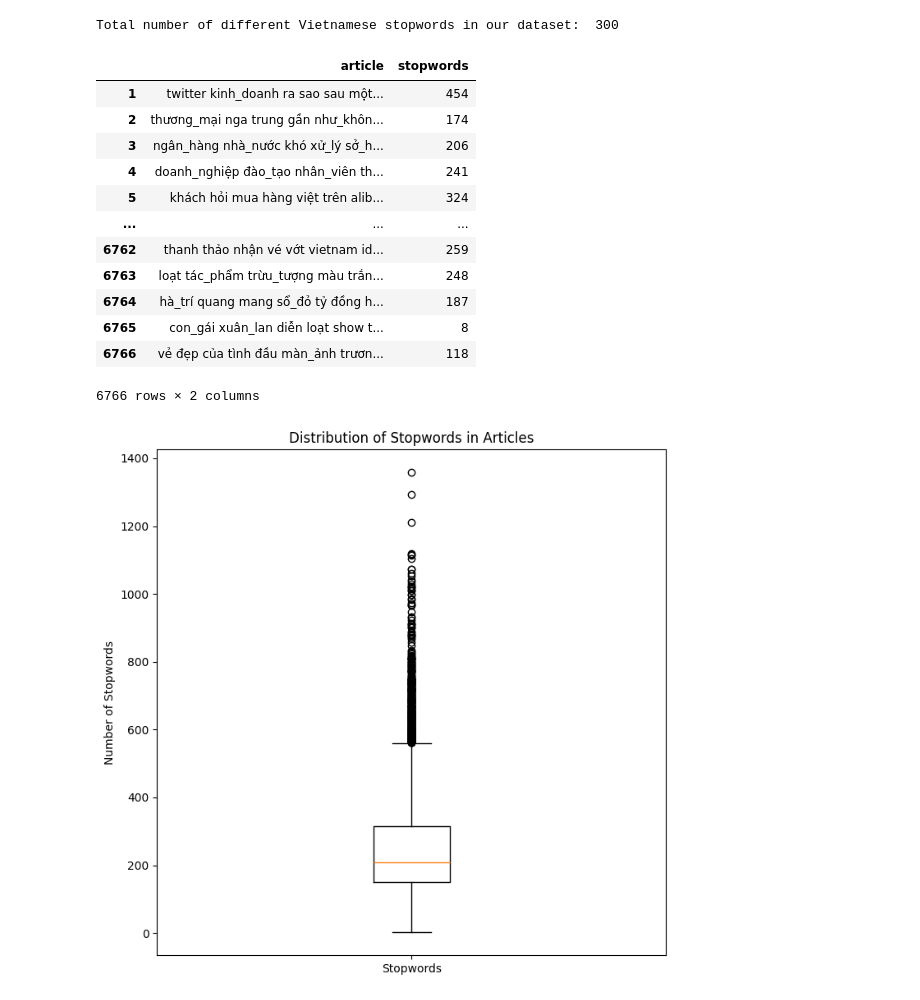
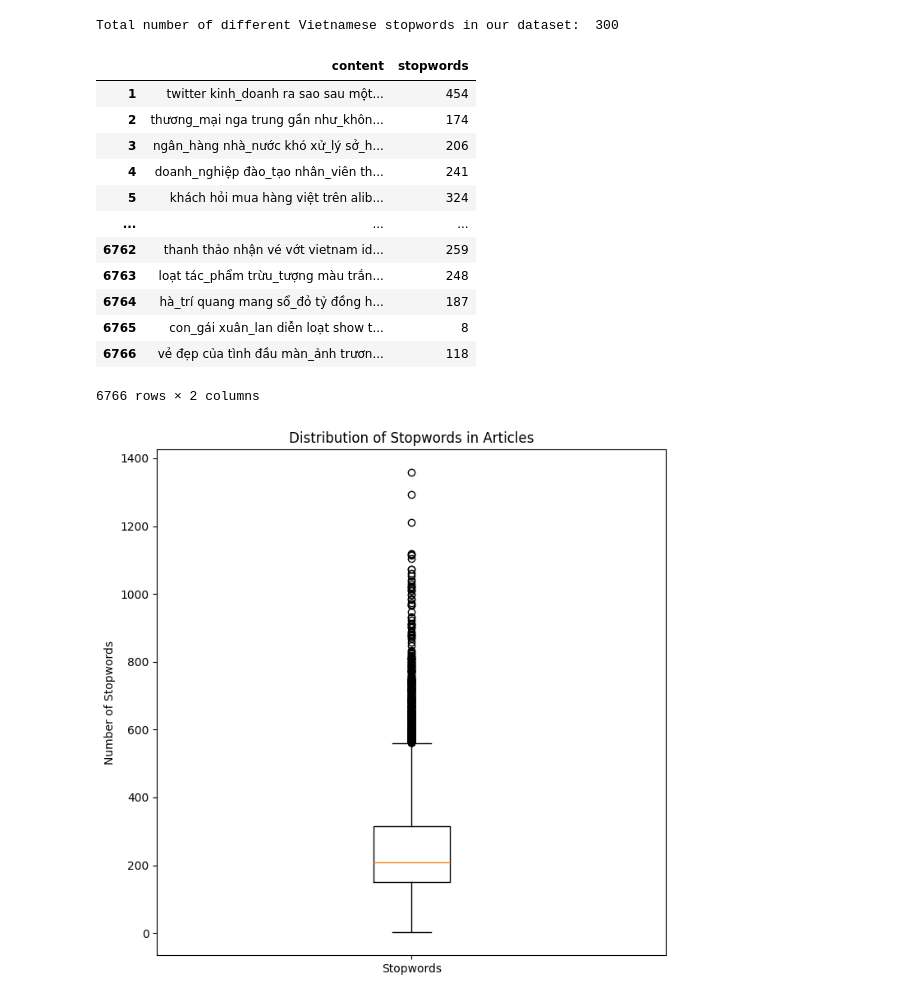
Before and after one commit to bunbohue19/Intro-2-DS, a Jupyter notebook: exploratory-text-analytics/exploratory-text-analytics.ipynb, the cells around one changed output. Saved outputs shown, nothing was run; the diff lists cells and outputs as text; code cells hidden in the pictures.

```diff
--- a/exploratory-text-analytics/exploratory-text-analytics.ipynb
+++ b/exploratory-text-analytics/exploratory-text-analytics.ipynb
@@ -147,7 +208,7 @@ plt.show()
 # %% [markdown]
 ### Count number of words & characters in each article
 # %%
-df['word_count'] = df['article'].apply(lambda x : len(str(x).split(" ")))
-df['char_count'] = df['article'].str.len()                ## This also includes spaces
-df[['article', 'word_count', 'char_count']]
+df['word_count'] = df['content'].apply(lambda x : len(str(x).split(" ")))
+df['char_count'] = df['content'].str.len()                ## This also includes spaces
+df[['content', 'word_count', 'char_count']]
 # %% [output]
@@ -187,10 +248,21 @@ plt.show()
 # %% [markdown]
 ### Average Word Length of each article
 # %%
-def avg_word(article):
-    words = article.split()
+def avg_word(article_content):
+    words = article_content.split()
     return (sum(len(word) for word in words)/len(words))
 
-df['avg_word'] = df['article'].apply(lambda x: avg_word(x))
-df[['article','avg_word']]
+df['avg_word'] = df['content'].apply(lambda x: avg_word(x))
+df[['content','avg_word']]
+
+plt.scatter(df['word_count'].to_list(), df['avg_word'].to_list(), marker='o', s=10)
+plt.xlabel('Word Counts')
+plt.ylabel('Average Word Length')
+plt.title('Average Word Length by Word Counts')
+plt.xticks(rotation=45)  # Rotate category labels if necessary
+plt.grid(True)
+
+# Show the plot
+plt.tight_layout()
+plt.show()
 # %% [output]
@@ -252,10 +312,10 @@ print("Total number of different Vietnamese stopwords in our dataset: ", len(sto
 # %% [output]
 Total number of different Vietnamese stopwords in our dataset:  300
 # %%
-df['stopwords'] = df['article'].apply(lambda x: len([x for x in x.split() if x in stop]))
-df[['article','stopwords']]
+df['stopwords'] = df['content'].apply(lambda x: len([x for x in x.split() if x in stop]))
+df[['content','stopwords']]
 # %% [output]
-|  | article | stopwords |
+|  | content | stopwords |
 | 1 | twitter kinh_doanh ra sao sau một... | 454 |
 | 2 | thương_mại nga trung gần như_khôn... | 174 |
 | 3 | ngân_hàng nhà_nước khó xử_lý sở_h... | 206 |
```
Also changed, not shown: parts of 45 cells of this notebook.
